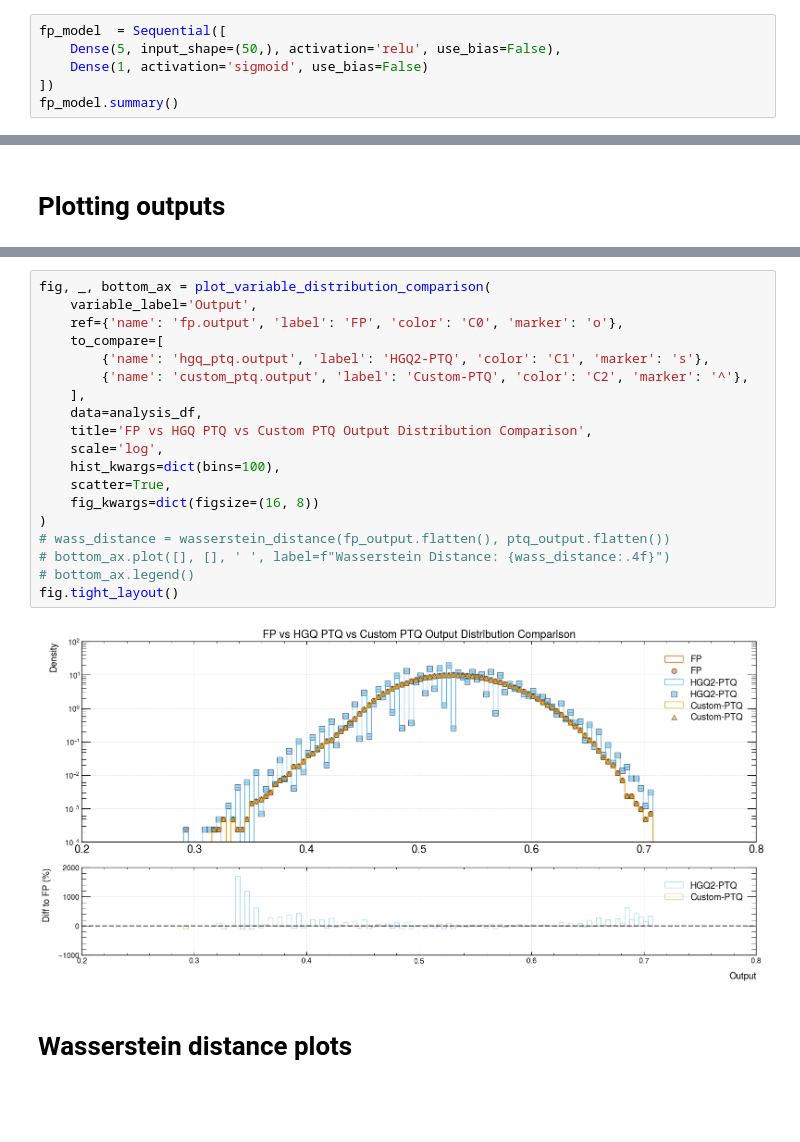
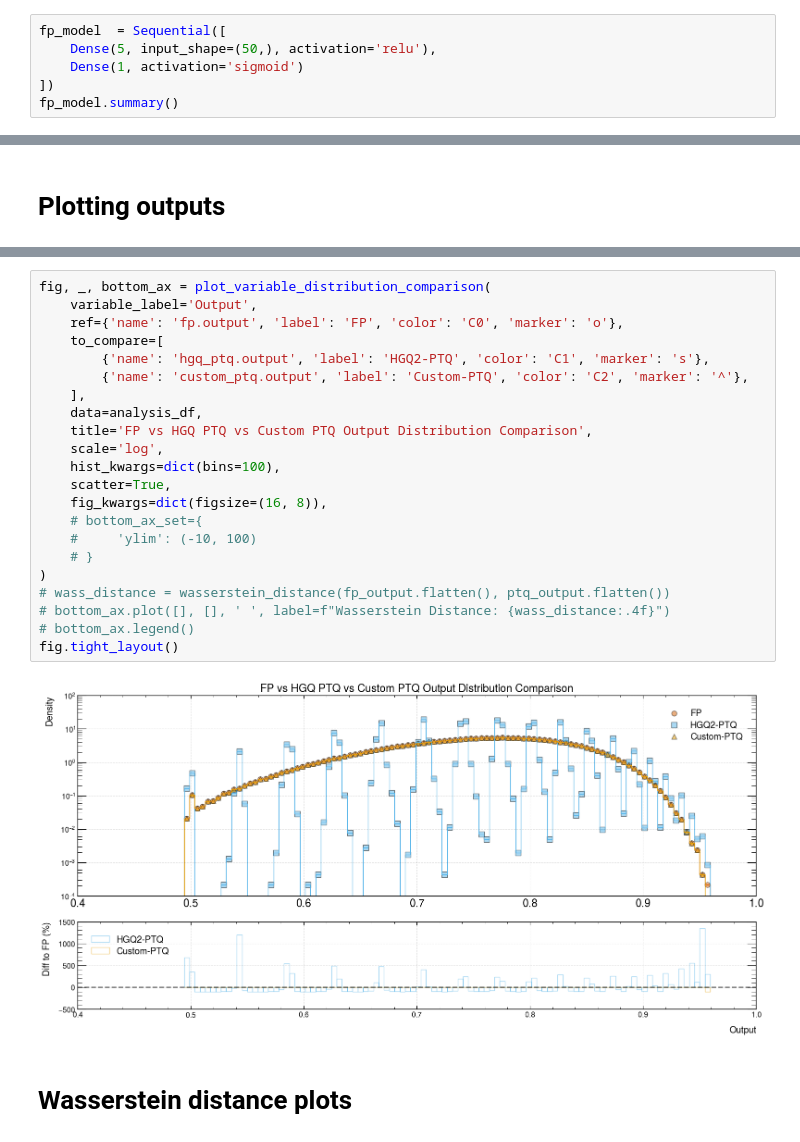
Before and after one commit to ringer-ufrj-br/neuralnet, a Jupyter notebook: notebooks/hgq_test.ipynb, the cells around one changed output, grey strips where cells are left out. Cells and saved outputs as stored; diff of their text form; blank space fills up the shorter version.

```diff
--- a/notebooks/hgq_test.ipynb
+++ b/notebooks/hgq_test.ipynb
@@ -25,8 +25,8 @@ To enable the following instructions: AVX2 AVX_VNNI FMA, in other operations, re
 # Defining the models
 # %%
 fp_model  = Sequential([
-    Dense(5, input_shape=(50,), activation='relu', use_bias=False),
-    Dense(1, activation='sigmoid', use_bias=False)
+    Dense(5, input_shape=(50,), activation='relu'),
+    Dense(1, activation='sigmoid')
 ])
 fp_model.summary()
 # %% [output]
@@ -134,24 +134,27 @@ shape: (1_000_000, 3)
 # %%
 fig, _, bottom_ax = plot_variable_distribution_comparison(
     variable_label='Output',
     ref={'name': 'fp.output', 'label': 'FP', 'color': 'C0', 'marker': 'o'},
     to_compare=[
         {'name': 'hgq_ptq.output', 'label': 'HGQ2-PTQ', 'color': 'C1', 'marker': 's'},
         {'name': 'custom_ptq.output', 'label': 'Custom-PTQ', 'color': 'C2', 'marker': '^'},
     ],
     data=analysis_df,
     title='FP vs HGQ PTQ vs Custom PTQ Output Distribution Comparison',
     scale='log',
     hist_kwargs=dict(bins=100),
     scatter=True,
-    fig_kwargs=dict(figsize=(16, 8))
+    fig_kwargs=dict(figsize=(16, 8)),
+    # bottom_ax_set={
+    #     'ylim': (-10, 100)
+    # }
 )
 # wass_distance = wasserstein_distance(fp_output.flatten(), ptq_output.flatten())
 # bottom_ax.plot([], [], ' ', label=f"Wasserstein Distance: {wass_distance:.4f}")
 # bottom_ax.legend()
 fig.tight_layout()
 # %% [output]
-[figure, old version]
+[figure, new version]
 # %% [markdown]
 # Wasserstein distance plots
 # %%
```
Also changed, not shown: parts of 9 cells of this notebook, 4 other files.
